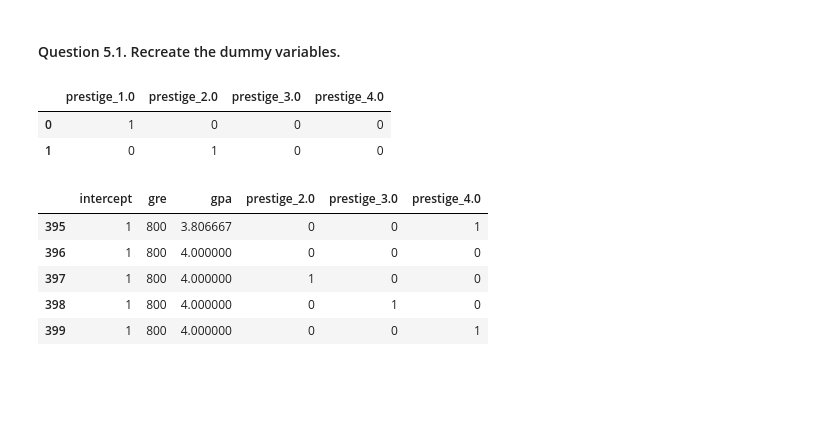
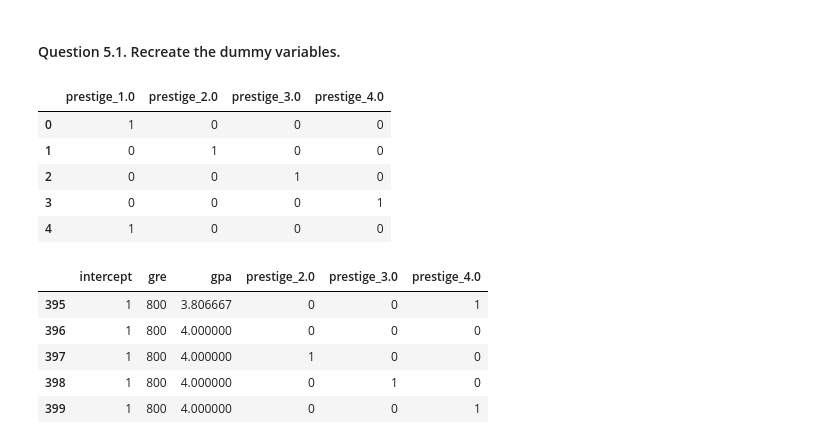
Before and after one commit to guoruijiao/sf-dat-21, a Jupyter notebook: unit-projects/3/starter-code/unit-project-3-starter-code.ipynb, the cells around one changed output. Cells and saved outputs as stored; diff of their text form; code cells hidden in the pictures; blank space fills up the shorter version.

```diff
--- a/unit-projects/3/starter-code/unit-project-3-starter-code.ipynb
+++ b/unit-projects/3/starter-code/unit-project-3-starter-code.ipynb
@@ -374,12 +404,15 @@ train_cols = ['intercept','gre','gpa','prestige_2.0','prestige_3.0','prestige_4.
 # %%
 # recreate the dummy variables
 prestige_df = pd.get_dummies(combos['prestige'],prefix='prestige')
-prestige_df.head(2)
+prestige_df.head(5)
 # keep only what we need for making predictions
 # %% [output]
 |  | prestige_1.0 | prestige_2.0 | prestige_3.0 | prestige_4.0 |
 | 0 | 1 | 0 | 0 | 0 |
 | 1 | 0 | 1 | 0 | 0 |
+| 2 | 0 | 0 | 1 | 0 |
+| 3 | 0 | 0 | 0 | 1 |
+| 4 | 1 | 0 | 0 | 0 |
 # %%
 predict_x = combos.join([prestige_df])
 # %%
```
Also changed, not shown: parts of 16 cells of this notebook, 1 other file.
